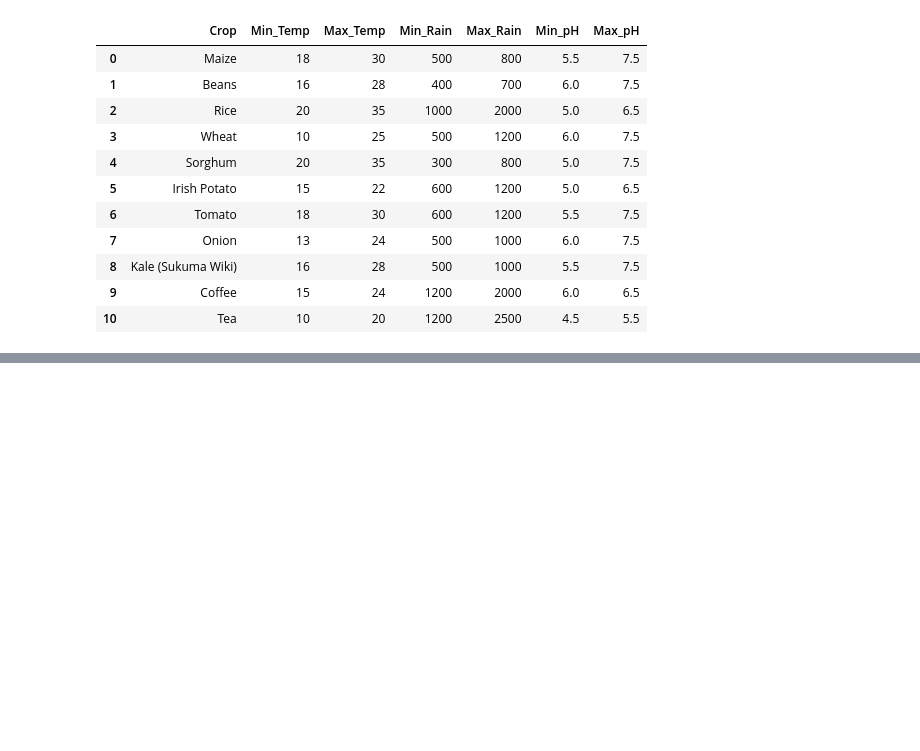
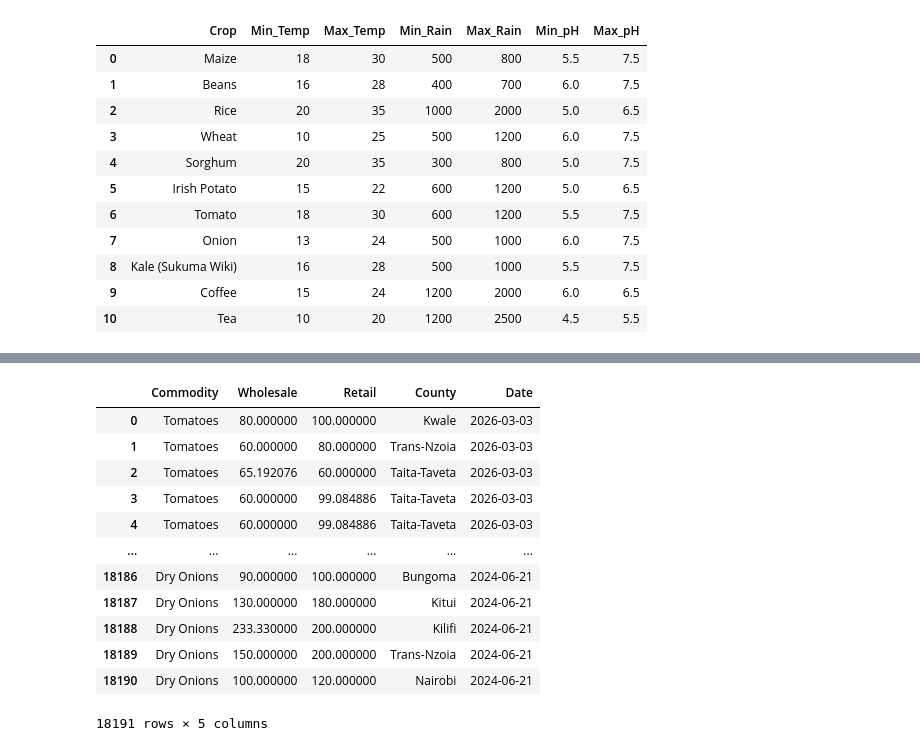
Before and after one commit to Gideonngige/jupyter-notebooks, a Jupyter notebook: Project_implementation.ipynb, the cells around one changed output, grey strips where cells are left out. Saved outputs shown, nothing was run; the diff lists cells and outputs as text; code cells hidden in the pictures; blank space fills up the shorter version.

```diff
--- a/Project_implementation.ipynb
+++ b/Project_implementation.ipynb
@@ -324,0 +469,29 @@ crop_requirements_df
+# %%
+import pandas as pd
+import glob
+
+files = glob.glob("datasets/crop_prices/cleaned/*.csv")
+
+price_list = []
+
+for file in files:
+    df = pd.read_csv(file)
+    price_list.append(df)
+
+prices_df = pd.concat(price_list, ignore_index=True)
+
+prices_df
+# %% [output]
+|  | Commodity | Wholesale | Retail | County | Date |
+| 0 | Tomatoes | 80.000000 | 100.000000 | Kwale | 2026-03-03 |
+| 1 | Tomatoes | 60.000000 | 80.000000 | Trans-Nzoia | 2026-03-03 |
+| 2 | Tomatoes | 65.192076 | 60.000000 | Taita-Taveta | 2026-03-03 |
+| 3 | Tomatoes | 60.000000 | 99.084886 | Taita-Taveta | 2026-03-03 |
+| 4 | Tomatoes | 60.000000 | 99.084886 | Taita-Taveta | 2026-03-03 |
+| ... | ... | ... | ... | ... | ... |
+| 18186 | Dry Onions | 90.000000 | 100.000000 | Bungoma | 2024-06-21 |
+| 18187 | Dry Onions | 130.000000 | 180.000000 | Kitui | 2024-06-21 |
+| 18188 | Dry Onions | 233.330000 | 200.000000 | Kilifi | 2024-06-21 |
+| 18189 | Dry Onions | 150.000000 | 200.000000 | Trans-Nzoia | 2024-06-21 |
+| 18190 | Dry Onions | 100.000000 | 120.000000 | Nairobi | 2024-06-21 |
+18191 rows × 5 columns
```
Also changed, not shown: parts of 12 cells of this notebook, 3 other files.
